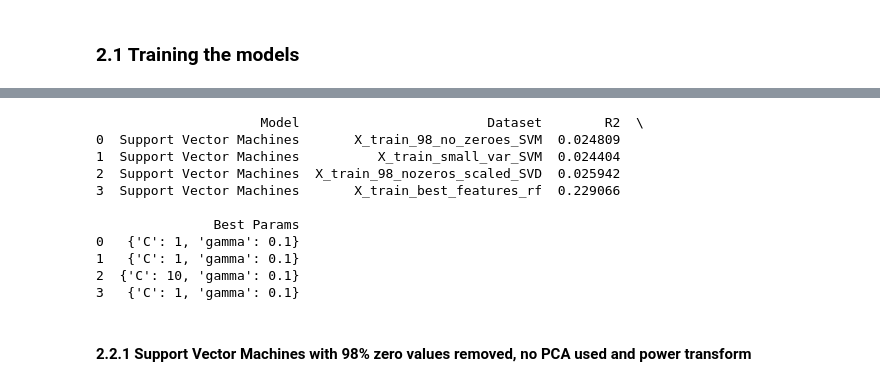
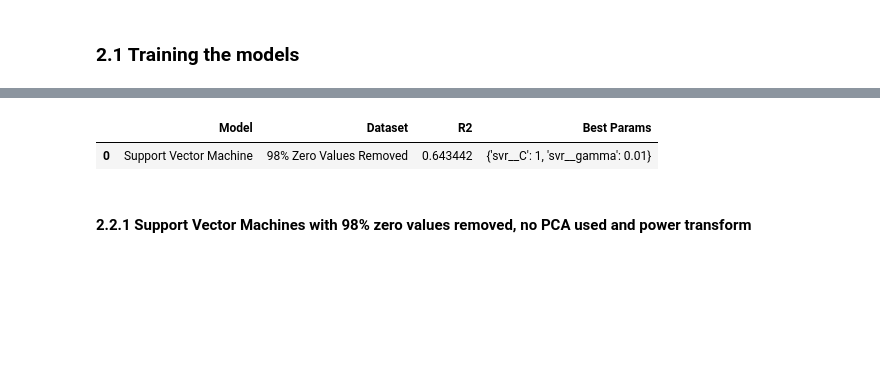
Before and after one commit to AntunesCSR/ML_Group_Projects, a Jupyter notebook: HA3/HA3.ipynb, the cells around one changed output, grey strips where cells are left out. Saved outputs shown, nothing was run; the diff lists cells and outputs as text; code cells hidden in the pictures; blank space fills up the shorter version.

```diff
--- a/HA3/HA3.ipynb
+++ b/HA3/HA3.ipynb
@@ -907,18 +910,9 @@ Best Hyperparameters: {'svr__C': 1, 'svr__gamma': 0.01}
 # %%
 # Print the updated DataFrame
-print(results_hyperparam)
+results_hyperparam
 # %% [output]
-                     Model                        Dataset        R2  \
-0  Support Vector Machines       X_train_98_no_zeroes_SVM  0.024809
-1  Support Vector Machines          X_train_small_var_SVM  0.024404
-2  Support Vector Machines  X_train_98_nozeros_scaled_SVD  0.025942
-3  Support Vector Machines       X_train_best_features_rf  0.229066
-
-               Best Params
-0   {'C': 1, 'gamma': 0.1}
-1   {'C': 1, 'gamma': 0.1}
-2  {'C': 10, 'gamma': 0.1}
-3   {'C': 1, 'gamma': 0.1}
+|  | Model | Dataset | R2 | Best Params |
+| 0 | Support Vector Machine | 98% Zero Values Removed | 0.643442 | {'svr__C': 1, 'svr__gamma': 0.01} |
 # %% [markdown]
 #### 2.2.1 Support Vector Machines with 98% zero values removed, no PCA used and power transform
 # %%
```
Also changed, not shown: parts of 1 cell of this notebook.
